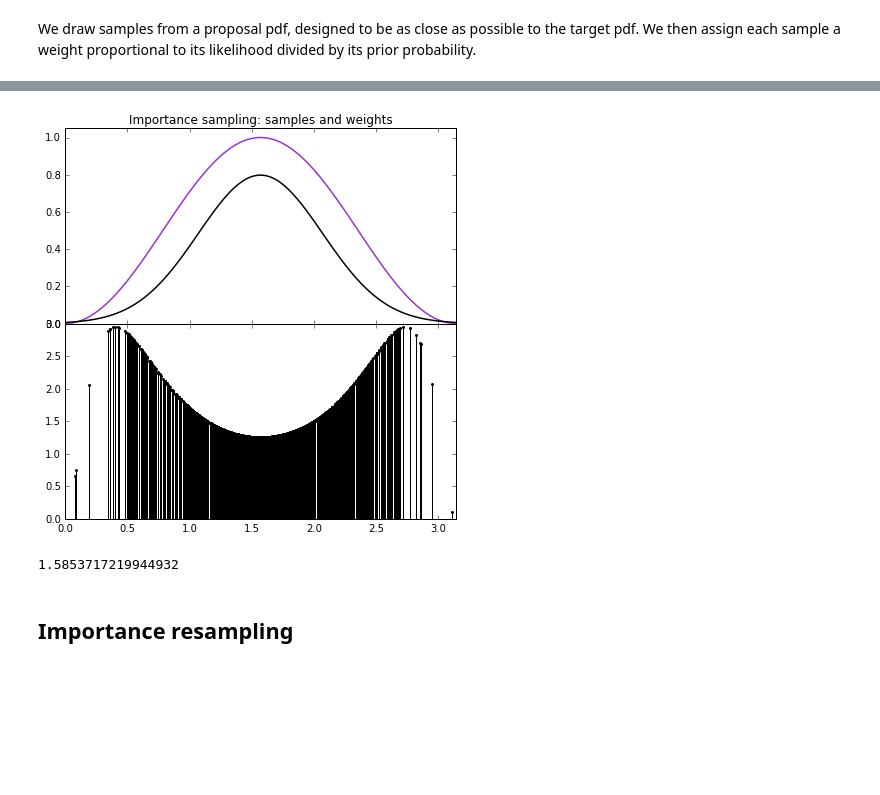
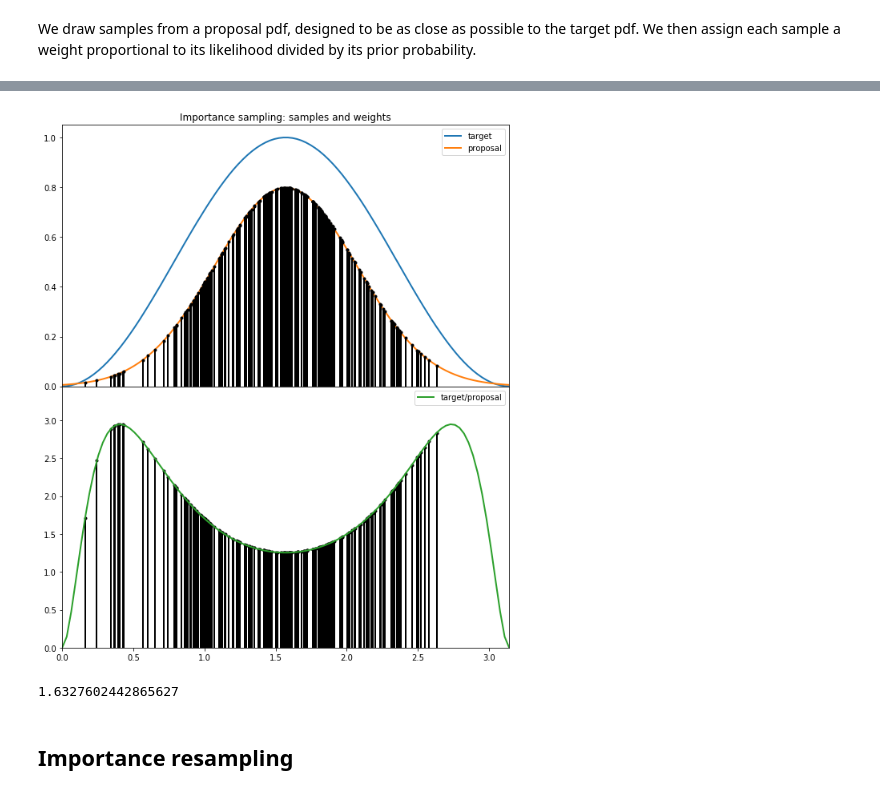
Before and after one commit to florent-leclercq/Bayes_InfoTheory, a Jupyter notebook: Sampling_Importance_Rejection.ipynb, the cells around one changed output, grey strips where cells are left out. Cells and saved outputs as stored; diff of their text form; code cells hidden in the pictures; blank space fills up the shorter version.

```diff
--- a/Sampling_Importance_Rejection.ipynb
+++ b/Sampling_Importance_Rejection.ipynb
@@ -14,3 +16,5 @@ from math import sin,pi
+# %%
+Nsamp=200
 # %% [markdown]
 ## The target pdf
 # %%
@@ -20,6 +24,6 @@ target_pdf=np.vectorize(target_pdf)
 # %%
 a=0.
 b=pi
-x_arr=np.linspace(a,b,100.)
+x_arr=np.linspace(a,b,100)
 f_arr=target_pdf(x_arr)
 # %%
@@ -39,8 +44,6 @@ trueI
 ## Standard Monte Carlo integration
 # %% [markdown]
 We directly draw samples from the target pdf.
-# %%
-Nsamp=100
 # %%
 randoms=np.random.uniform(a,b,Nsamp)
 samples=target_pdf(randoms)
@@ -64,8 +67,6 @@ StandardMonteCarloI
 ## Importance sampling
 # %% [markdown]
 We draw samples from a proposal pdf, designed to be as close as possible to the target pdf. We then assign each sample a weight proportional to its likelihood divided by its prior probability.
-# %%
-Nsamp=1000
 # %%
 proposal=norm(loc=(b-a)/2,scale=0.5)
 proposal_pdf=proposal.pdf
@@ -82,24 +85,29 @@ plt.show()
 samples=proposal.rvs(size=Nsamp)
 weights=target_pdf(samples)/proposal_pdf(samples)
 # %%
-f, (ax1, ax2) = plt.subplots(2, 1, sharex=True, figsize=(7,7))
+f, (ax1, ax2) = plt.subplots(2, 1, sharex=True, figsize=(10,12))
 ax1.set_xlim(a,b)
 ax1.set_ylim(0,1.05)
-ax1.plot(x_arr,f_arr,color='darkorchid',linewidth=1.5)
-ax1.plot(x_arr,proposal_pdf(x_arr),color='black',linewidth=1.5)
+ax1.plot(x_arr,f_arr,label="target")
+ax1.plot(x_arr,proposal_pdf(x_arr),label="proposal")
+markerline, stemlines, baseline = ax1.stem(samples,proposal_pdf(samples),linefmt='-k',markerfmt='k.')
+baseline.set_visible(False)
+ax1.legend(loc='best')
 ax1.set_title("Importance sampling: samples and weights")
-markerline, stemlines, baseline = ax2.stem(samples,weights,color='black')
-plt.setp(markerline,color='black',markersize=3.,markeredgewidth=0.)
-plt.setp(stemlines,color='black')
+markerline, stemlines, baseline = ax2.stem(samples,weights,linefmt='-k',markerfmt='k.')
+baseline.set_visible(False)
+ax2.plot(x_arr,f_arr/proposal_pdf(x_arr),color='C2',label="target/proposal")
+ax2.set_ylim([0,weights.max()+0.5])
+ax2.legend(loc='best')
 f.subplots_adjust(hspace=0)
 plt.show()
 # %% [output]
-[figure, old version]
+[figure, new version]
 # %%
 ImportanceI=np.sum(weights)/Nsamp
 ImportanceI
 # %% [output]
-1.5853717219944932
+1.6327602442865627
 # %% [markdown]
 ## Importance resampling
 # %% [markdown]
```
Also changed, not shown: parts of 15 cells of this notebook.
